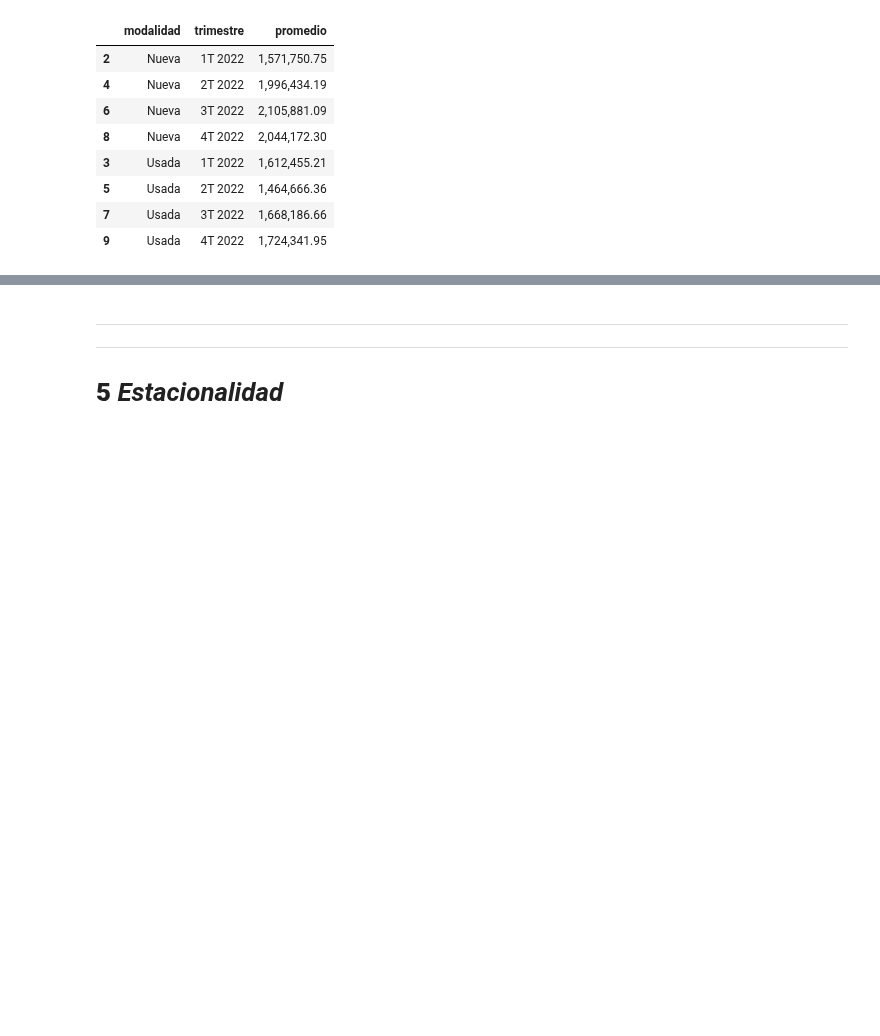
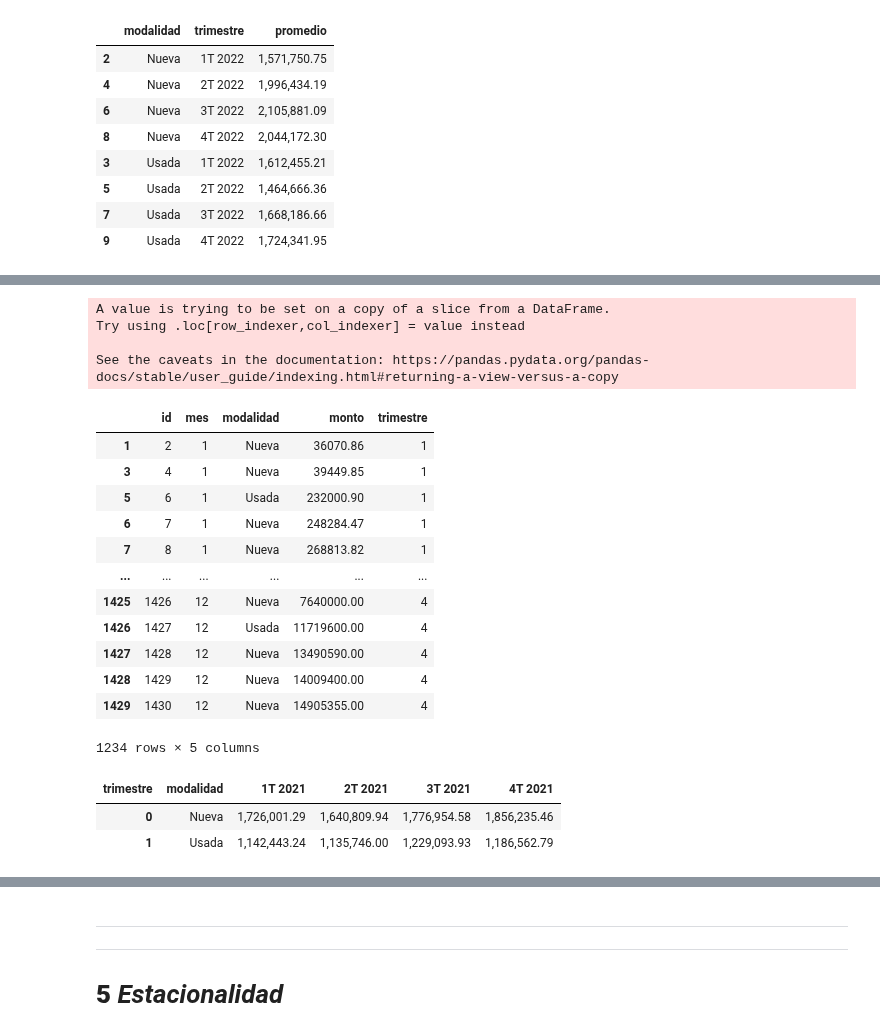
Before and after one commit to MiguelDWT4toCreativo/Datalpine, a Jupyter notebook: resources/jupyter/creditos_distribucion.ipynb, the cells around one changed output, grey strips where cells are left out. Drawn from its saved outputs; the diff is of its cells as text; code cells hidden in the pictures; blank space fills up the shorter version.

Commit message:
Estudio: 4.4 Promedio de valor de créditos para viviendas nuevas y usadas (2019 - 2023)

```diff
--- a/resources/jupyter/creditos_distribucion.ipynb
+++ b/resources/jupyter/creditos_distribucion.ipynb
@@ -1140,0 +1162,5 @@ fig.show()
+# %%
+finance_2021_pachuca = df_financiamientos_2021_pachuca[['id','mes','modalidad','monto']]
+shape_2021 = finance_2021_pachuca.shape
+print(shape_2021)
+print(finance_2021_pachuca.head())
@@ -1140,0 +1175,54 @@ fig.show()
+# %%
+categorias = {
+    1: 'Nueva',
+    3: 'Usada'
+}
+# Reemplazar los valores de 'modalidad' con el texto correspondiente utilizando replace
+finance_2021_pachuca['modalidad'] = finance_2021_pachuca['modalidad'].replace(categorias)
+# Convertir los valores que no pertenecen a 'Nueva' o 'Usada' a '-'
+finance_2021_pachuca.loc[~finance_2021_pachuca['modalidad'].isin(['Nueva', 'Usada']), 'modalidad'] = '-'
+# Eliminar los registros que tienen '-' en la columna 'modalidad'
+finance_2021_pachuca = finance_2021_pachuca[finance_2021_pachuca['modalidad'] != '-']
+# Asignar el trimestre al que pertenecen
+finance_2021_pachuca['trimestre'] = (finance_2021_pachuca['mes'] - 1) // 3 + 1
+finance_2021_pachuca
+# %% [output]
+A value is trying to be set on a copy of a slice from a DataFrame.
+Try using .loc[row_indexer,col_indexer] = value instead
+
+See the caveats in the documentation: https://pandas.pydata.org/pandas-docs/stable/user_guide/indexing.html#returning-a-view-versus-a-copy
+|  | id | mes | modalidad | monto | trimestre |
+| 1 | 2 | 1 | Nueva | 36070.86 | 1 |
+| 3 | 4 | 1 | Nueva | 39449.85 | 1 |
+| 5 | 6 | 1 | Usada | 232000.90 | 1 |
+| 6 | 7 | 1 | Nueva | 248284.47 | 1 |
+| 7 | 8 | 1 | Nueva | 268813.82 | 1 |
+| ... | ... | ... | ... | ... | ... |
+| 1425 | 1426 | 12 | Nueva | 7640000.00 | 4 |
+| 1426 | 1427 | 12 | Usada | 11719600.00 | 4 |
+| 1427 | 1428 | 12 | Nueva | 13490590.00 | 4 |
+| 1428 | 1429 | 12 | Nueva | 14009400.00 | 4 |
+| 1429 | 1430 | 12 | Nueva | 14905355.00 | 4 |
+1234 rows × 5 columns
+# %%
+# Agrupar por 'modalidad' y 'mes', calcular el promedio del 'monto'
+promedio_monto_por_modalidad_mes_21 = finance_2021_pachuca.groupby(['modalidad', 'trimestre'])['monto'].mean().unstack()
+# Formatear los valores del promedio para que se muestren con comas para separar los miles y dos decimales
+promedio_monto_por_modalidad_mes_21 = promedio_monto_por_modalidad_mes_21.applymap('{:,.2f}'.format)
+# Resetear el índice para convertir el DataFrame a un formato normal
+promedio_monto_por_modalidad_mes_21 = promedio_monto_por_modalidad_mes_21.reset_index()
+
+# Eliminar la columna 'trimestre'
+#promedio_monto_por_modalidad_mes_21 = promedio_monto_por_modalidad_mes_21.drop(columns=['trimestre'])
+# Cambiar los nombres de las columnas
+promedio_monto_por_modalidad_mes_21 = promedio_monto_por_modalidad_mes_21.rename(columns={
+    1: '1T 2021',
+    2: '2T 2021',
+    3: '3T 2021',
+    4: '4T 2021'
+})
+promedio_monto_por_modalidad_mes_21
+# %% [output]
+| trimestre | modalidad | 1T 2021 | 2T 2021 | 3T 2021 | 4T 2021 |
+| 0 | Nueva | 1,726,001.29 | 1,640,809.94 | 1,776,954.58 | 1,856,235.46 |
+| 1 | Usada | 1,142,443.24 | 1,135,746.00 | 1,229,093.93 | 1,186,562.79 |
```
Also changed, not shown: parts of 20 cells of this notebook, 9 other files.
